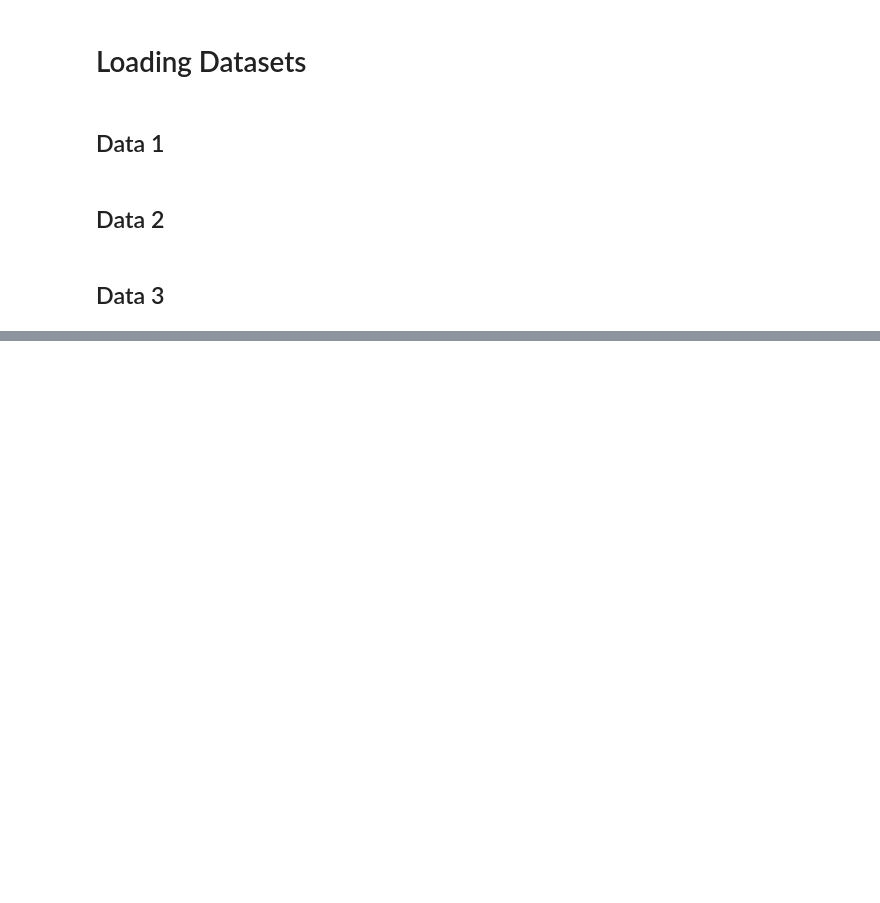
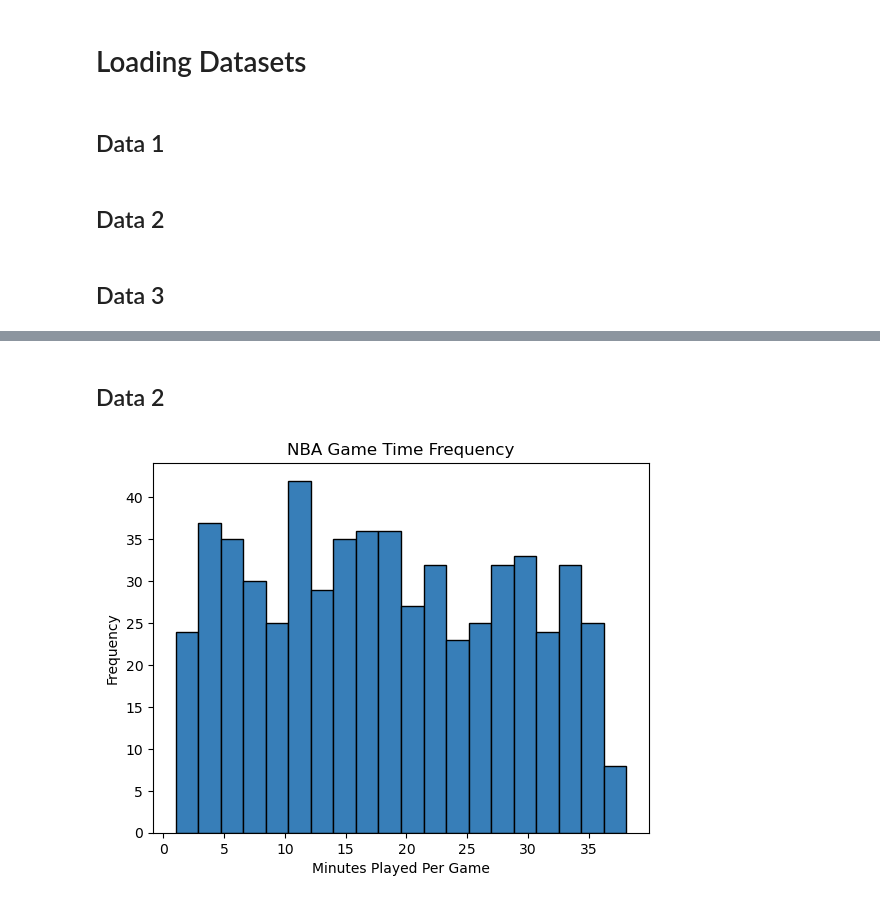
Before and after one commit to leslie-vzq/py_visualizations, a Jupyter notebook: py_visualizations.ipynb, the cells around one changed output, grey strips where cells are left out. Drawn from its saved outputs; the diff is of its cells as text; code cells hidden in the pictures; blank space fills up the shorter version.

```diff
--- a/py_visualizations.ipynb
+++ b/py_visualizations.ipynb
@@ -26,0 +67,10 @@ directory = pd.read_csv("directory.csv")
+# %% [markdown]
+## Data 2
+# %%
+plt.hist(nba["MP"], bins = 20, color = "#377eb8", edgecolor = "black")
+plt.xlabel("Minutes Played Per Game")
+plt.ylabel("Frequency")
+plt.title("NBA Game Time Frequency")
+plt.show()
+# %% [output]
+[figure, added]
```
Also changed, not shown: parts of 5 cells of this notebook.
